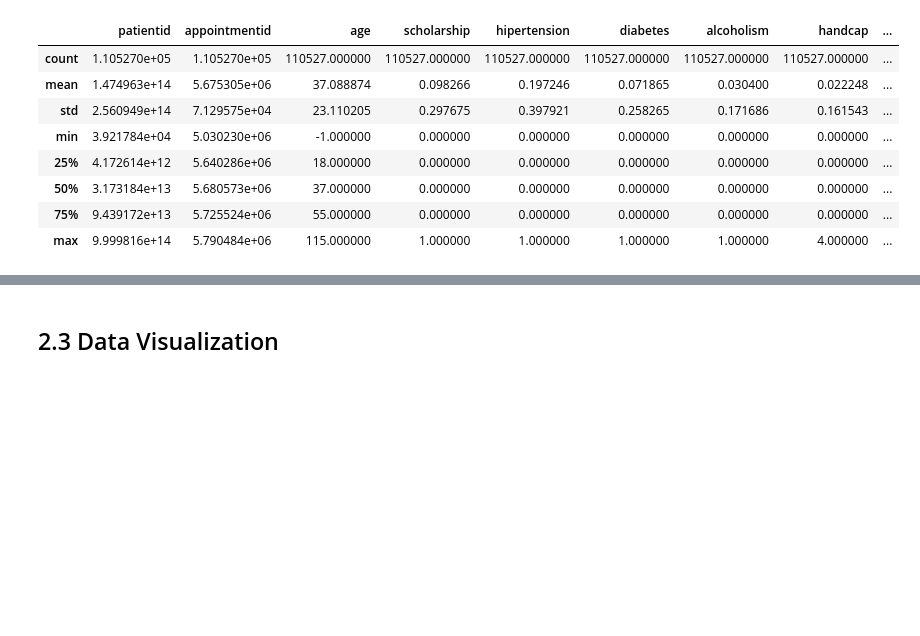
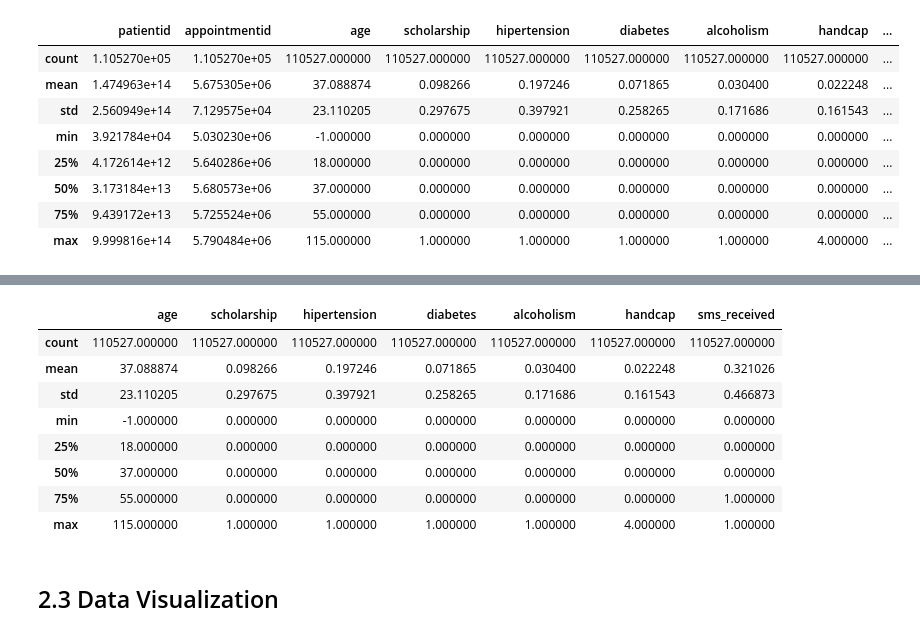
Before and after one commit to 2400024B/Hospital-Appointment-No-Show-MLDP, a Jupyter notebook: notebook/2400024B_hospital_no_show_analysis.ipynb, the cells around one changed output, grey strips where cells are left out. Saved outputs shown, nothing was run; the diff lists cells and outputs as text; code cells hidden in the pictures; blank space fills up the shorter version.

Commit message:
Add descriptive statistics and exclude identifier columns from analysis

```diff
--- a/notebook/2400024B_hospital_no_show_analysis.ipynb
+++ b/notebook/2400024B_hospital_no_show_analysis.ipynb
@@ -142,3 +149,16 @@ df.describe()
+# %%
+## Describe data distribution (excluding identifier columns)
+df.drop(columns=['patientid', 'appointmentid']).describe()
+# %% [output]
+|  | age | scholarship | hipertension | diabetes | alcoholism | handcap | sms_received |
+| count | 110527.000000 | 110527.000000 | 110527.000000 | 110527.000000 | 110527.000000 | 110527.000000 | 110527.000000 |
+| mean | 37.088874 | 0.098266 | 0.197246 | 0.071865 | 0.030400 | 0.022248 | 0.321026 |
+| std | 23.110205 | 0.297675 | 0.397921 | 0.258265 | 0.171686 | 0.161543 | 0.466873 |
+| min | -1.000000 | 0.000000 | 0.000000 | 0.000000 | 0.000000 | 0.000000 | 0.000000 |
+| 25% | 18.000000 | 0.000000 | 0.000000 | 0.000000 | 0.000000 | 0.000000 | 0.000000 |
+| 50% | 37.000000 | 0.000000 | 0.000000 | 0.000000 | 0.000000 | 0.000000 | 0.000000 |
+| 75% | 55.000000 | 0.000000 | 0.000000 | 0.000000 | 0.000000 | 0.000000 | 1.000000 |
+| max | 115.000000 | 1.000000 | 1.000000 | 1.000000 | 1.000000 | 4.000000 | 1.000000 |
 # %% [markdown]
 ## 2.3 Data Visualization
 # %% [markdown]
```
Also changed, not shown: parts of 1 cell of this notebook.
